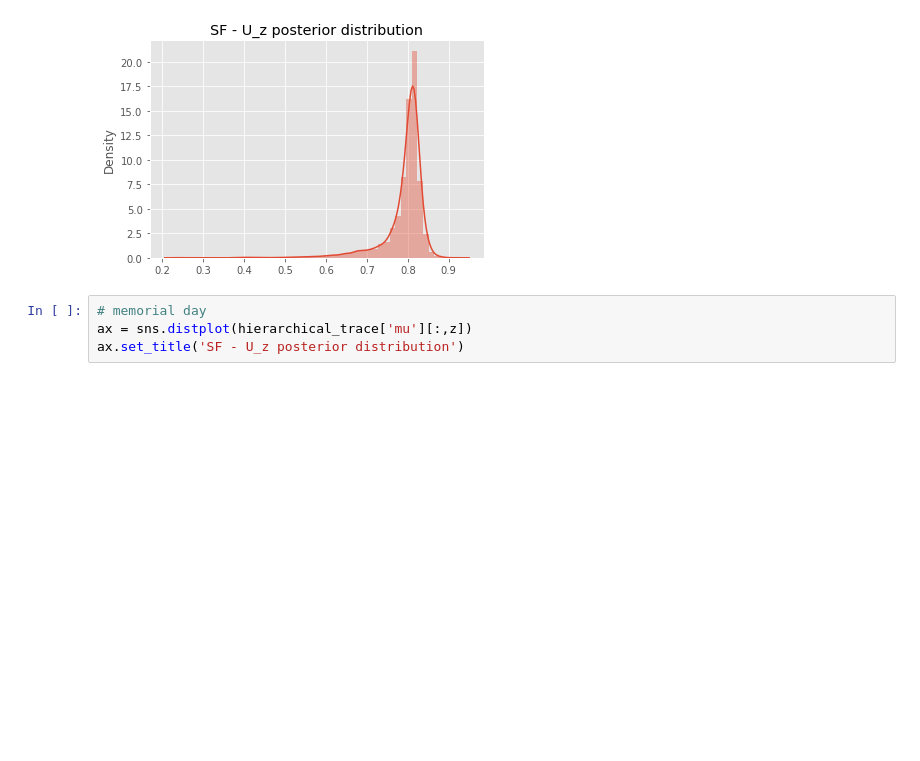
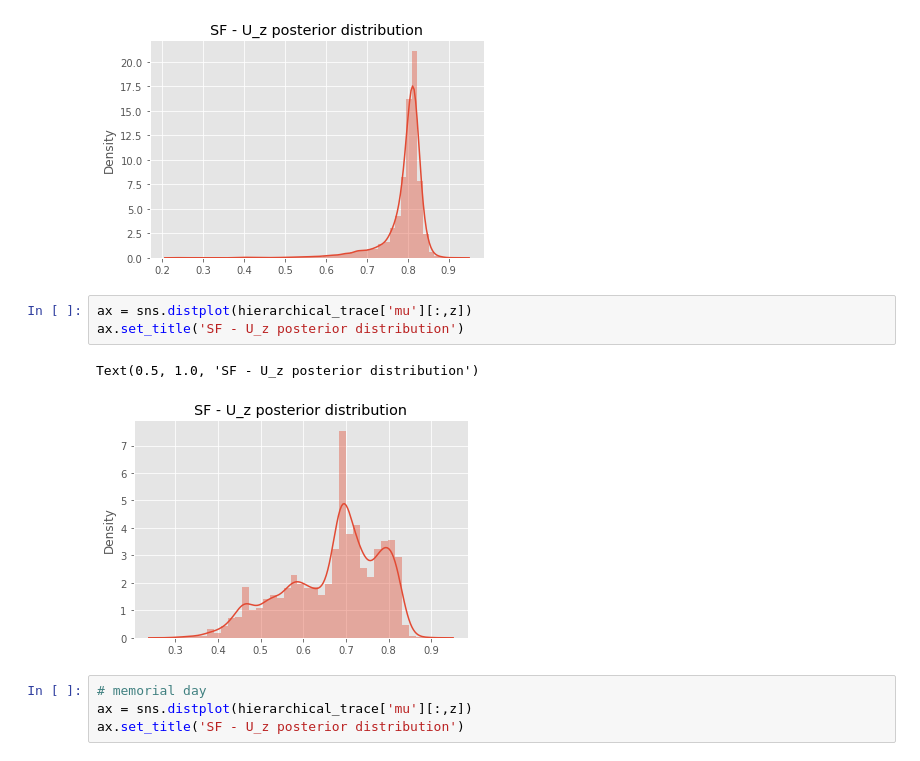
Before and after one commit to soreasy/bayesian_hierarchical_models, a Jupyter notebook: Holiday Effects - Demand Side.ipynb, the cells around one changed output. Drawn from its saved outputs; the diff is of its cells as text; blank space fills up the shorter version.

```diff
--- a/Holiday Effects - Demand Side.ipynb
+++ b/Holiday Effects - Demand Side.ipynb
@@ -553,6 +662,12 @@ ax.set_title('SF - U_z posterior distribution')
 # %% [output]
 Text(0.5, 1.0, 'SF - U_z posterior distribution')
 [figure]
+# %%
+ax = sns.distplot(hierarchical_trace['mu'][:,z])
+ax.set_title('SF - U_z posterior distribution')
+# %% [output]
+Text(0.5, 1.0, 'SF - U_z posterior distribution')
+[figure, added]
 # %%
 # memorial day
 ax = sns.distplot(hierarchical_trace['mu'][:,z])
```
Also changed, not shown: parts of 17 cells of this notebook, 1 other file.
